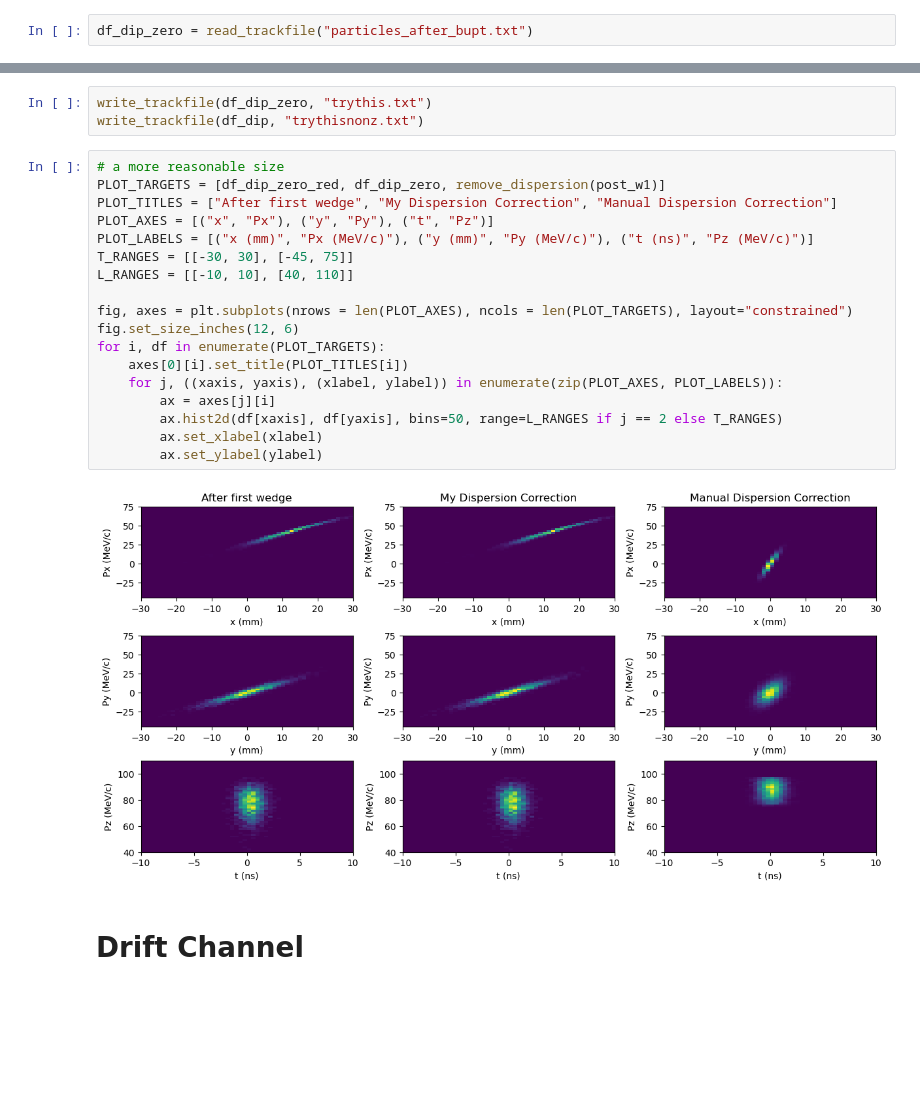
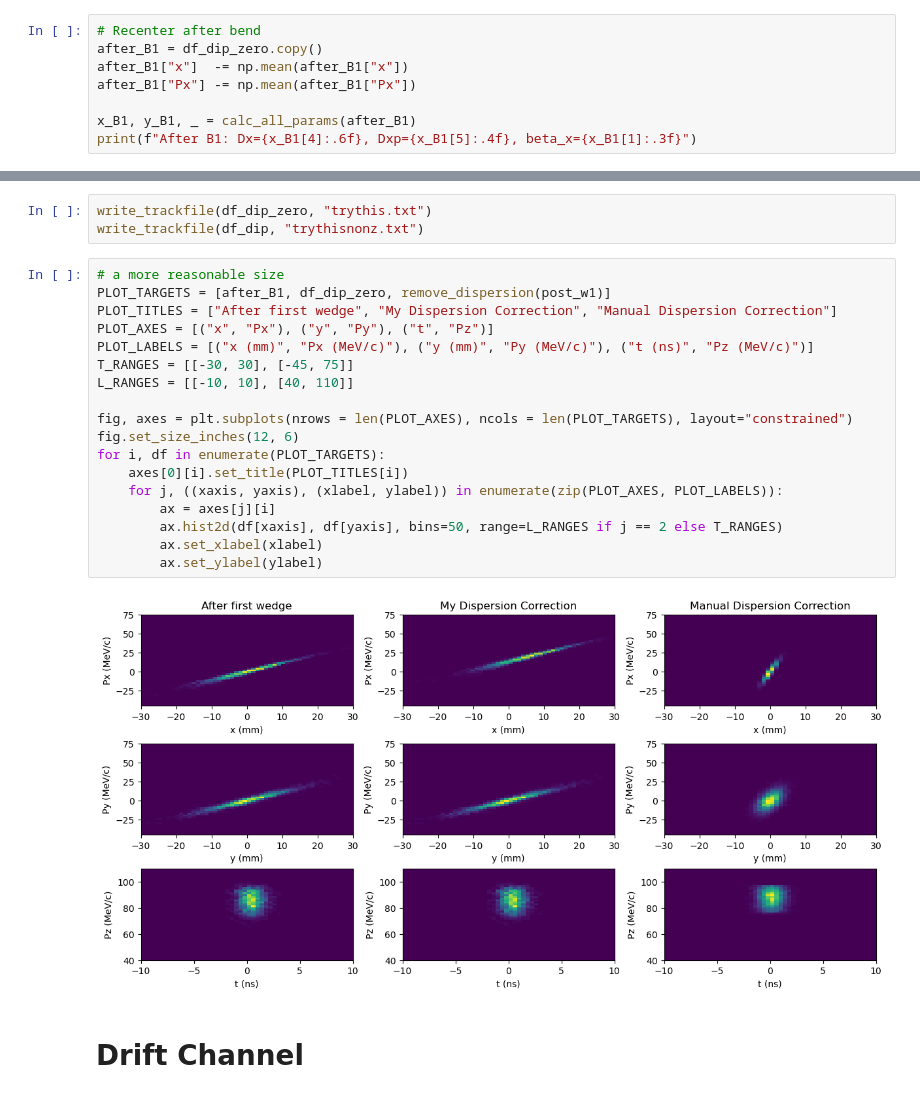
Before and after one commit to incikaraaslan/4DCooling_g4bl, a Jupyter notebook: newestBQQ/SimlOptimBQQ.ipynb, the cells around one changed output, grey strips where cells are left out. Drawn from its saved outputs; the diff is of its cells as text; blank space fills up the shorter version.

```diff
--- a/newestBQQ/SimlOptimBQQ.ipynb
+++ b/newestBQQ/SimlOptimBQQ.ipynb
@@ -355,4 +356,10 @@ print(D_dict_dip, r"Epsilon_z: "+str(z_emit_dip), b_dict_dip)
 Updated file saved as 'particles_after_bupt.txt'
 {'D_x': np.float64(0.008554021452755795), "D'_x": np.float64(-0.3347513865561657), 'D_y': np.float64(-0.0015196091934992024), "D'_y": np.float64(-0.020920094511726845)} Epsilon_z: 5.120388037920065 {' ...
 # %%
-df_dip_zero = read_trackfile("particles_after_bupt.txt")
+# Recenter after bend
+after_B1 = df_dip_zero.copy()
+after_B1["x"]  -= np.mean(after_B1["x"])
+after_B1["Px"] -= np.mean(after_B1["Px"])
+
+x_B1, y_B1, _ = calc_all_params(after_B1)
+print(f"After B1: Dx={x_B1[4]:.6f}, Dxp={x_B1[5]:.4f}, beta_x={x_B1[1]:.3f}")
@@ -1072,24 +1179,24 @@ write_trackfile(df_dip_zero, "trythis.txt")
 write_trackfile(df_dip, "trythisnonz.txt")
 # %%
 # a more reasonable size
-PLOT_TARGETS = [df_dip_zero_red, df_dip_zero, remove_dispersion(post_w1)]
+PLOT_TARGETS = [after_B1, df_dip_zero, remove_dispersion(post_w1)]
 PLOT_TITLES = ["After first wedge", "My Dispersion Correction", "Manual Dispersion Correction"]
 PLOT_AXES = [("x", "Px"), ("y", "Py"), ("t", "Pz")]
 PLOT_LABELS = [("x (mm)", "Px (MeV/c)"), ("y (mm)", "Py (MeV/c)"), ("t (ns)", "Pz (MeV/c)")]
 T_RANGES = [[-30, 30], [-45, 75]]
 L_RANGES = [[-10, 10], [40, 110]]
 
 fig, axes = plt.subplots(nrows = len(PLOT_AXES), ncols = len(PLOT_TARGETS), layout="constrained")
 fig.set_size_inches(12, 6)
 for i, df in enumerate(PLOT_TARGETS):
     axes[0][i].set_title(PLOT_TITLES[i])
     for j, ((xaxis, yaxis), (xlabel, ylabel)) in enumerate(zip(PLOT_AXES, PLOT_LABELS)):
         ax = axes[j][i]
         ax.hist2d(df[xaxis], df[yaxis], bins=50, range=L_RANGES if j == 2 else T_RANGES)
         ax.set_xlabel(xlabel)
         ax.set_ylabel(ylabel)
 # %% [output]
-[figure, old version]
+[figure, new version]
 # %% [markdown]
 # Drift Channel
 # %%
```
Also changed, not shown: parts of 9 cells of this notebook, 17 other files.
